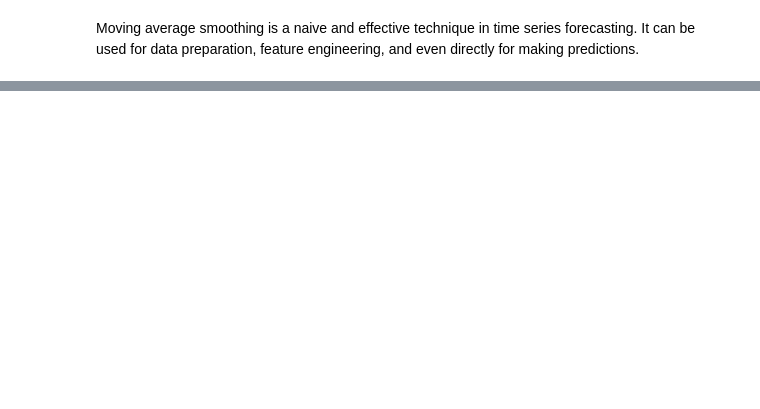
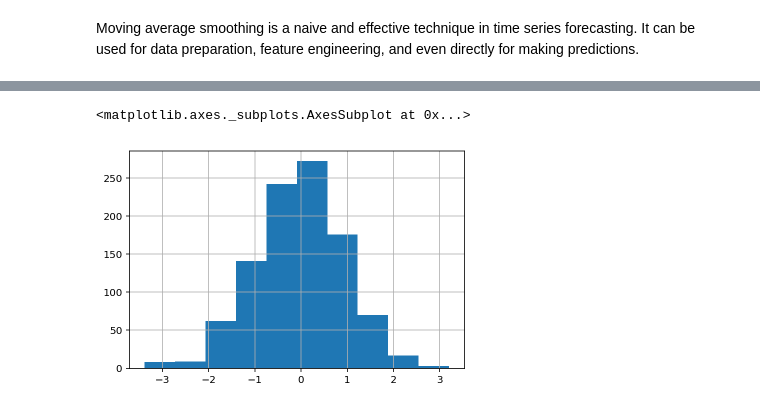
Before and after one commit to randomThoughts2018/l, a Jupyter notebook: 1.timeseries-Fundamentals.ipynb, the cells around one changed output, grey strips where cells are left out. Drawn from its saved outputs; the diff is of its cells as text; code cells hidden in the pictures; blank space fills up the shorter version.

```diff
--- a/1.timeseries-Fundamentals.ipynb
+++ b/1.timeseries-Fundamentals.ipynb
@@ -1151,0 +1310,5 @@ Moving average smoothing is a naive and effective technique in time series forec
+# %%
+series.hist()
+# %% [output]
+<matplotlib.axes._subplots.AxesSubplot at 0x...>
+[figure, added]
```
Also changed, not shown: parts of 71 cells of this notebook.
